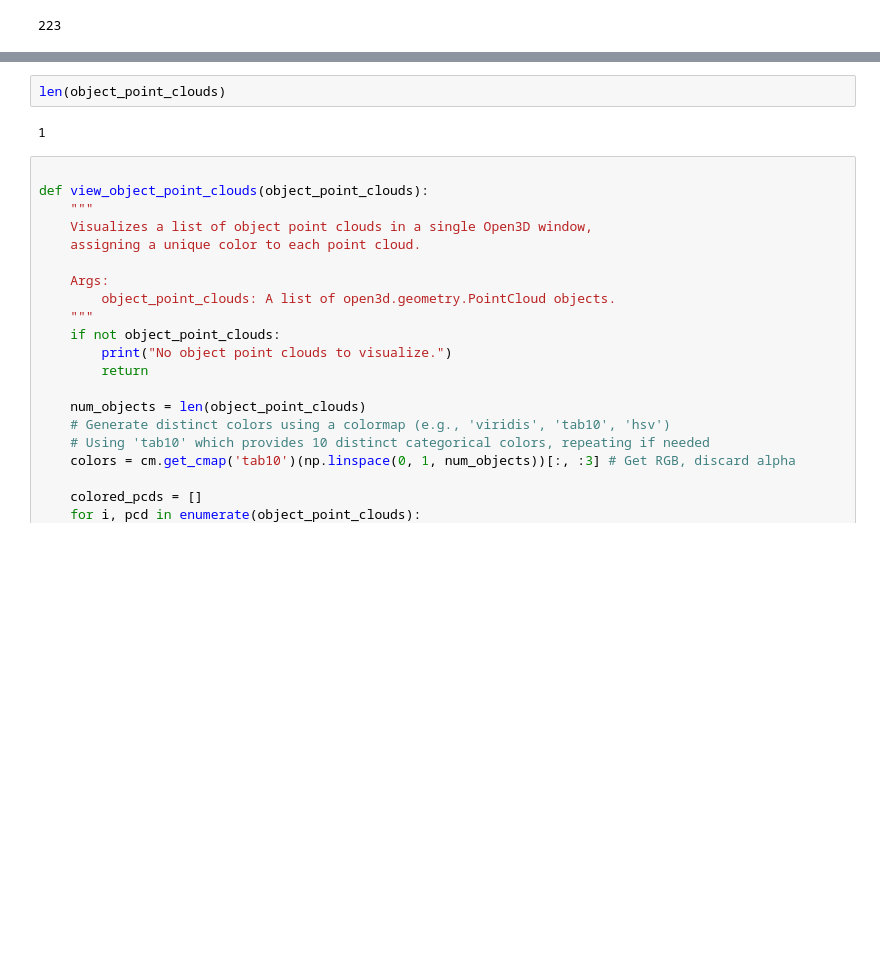
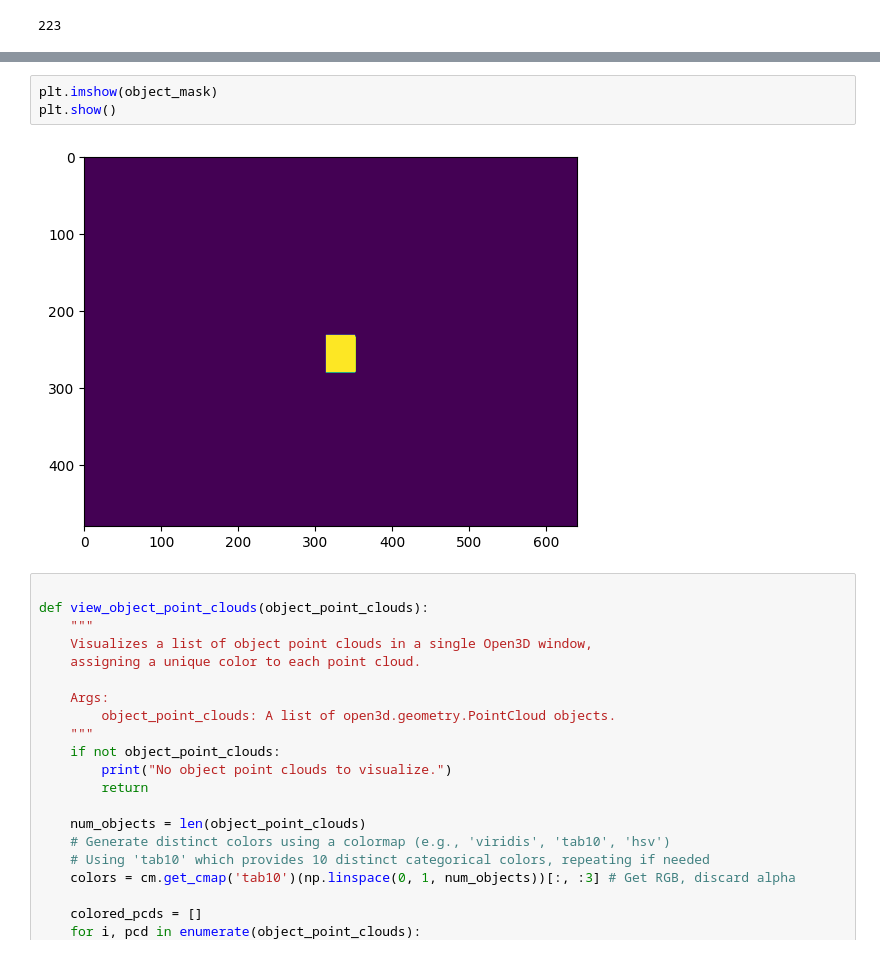
Before and after one commit to weiiitt/Grocery-Shopper, a Jupyter notebook: controllers/grocery_shopper/image_tools_test.ipynb, the cells around one changed output, grey strips where cells are left out. Drawn from its saved outputs; the diff is of its cells as text; blank space fills up the shorter version.

```diff
--- a/controllers/grocery_shopper/image_tools_test.ipynb
+++ b/controllers/grocery_shopper/image_tools_test.ipynb
@@ -121,7 +160,8 @@ plt.imshow(result_image)
-# %%
-len(object_point_clouds)
-# %% [output]
-1
+# %%
+plt.imshow(object_mask)
+plt.show()
+# %% [output]
+[figure, added]
 # %%
 
 def view_object_point_clouds(object_point_clouds):
```
Also changed, not shown: parts of 14 cells of this notebook, 4 other files.
